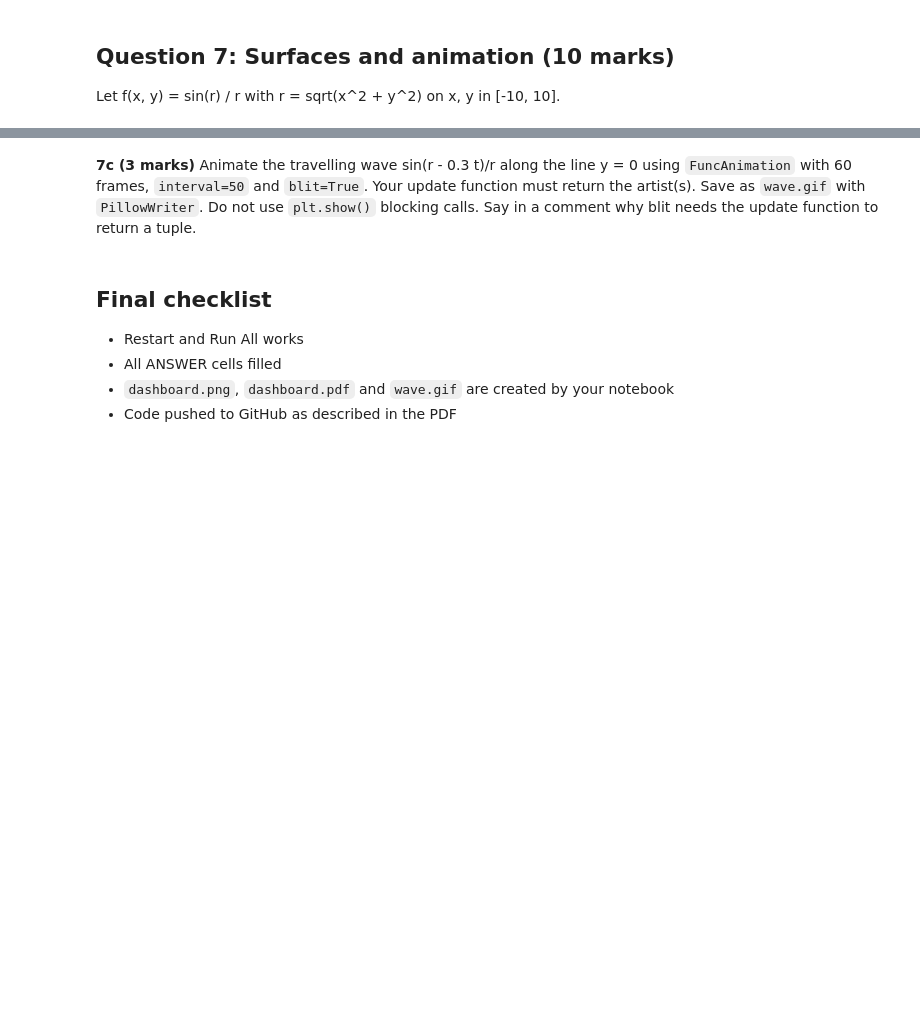
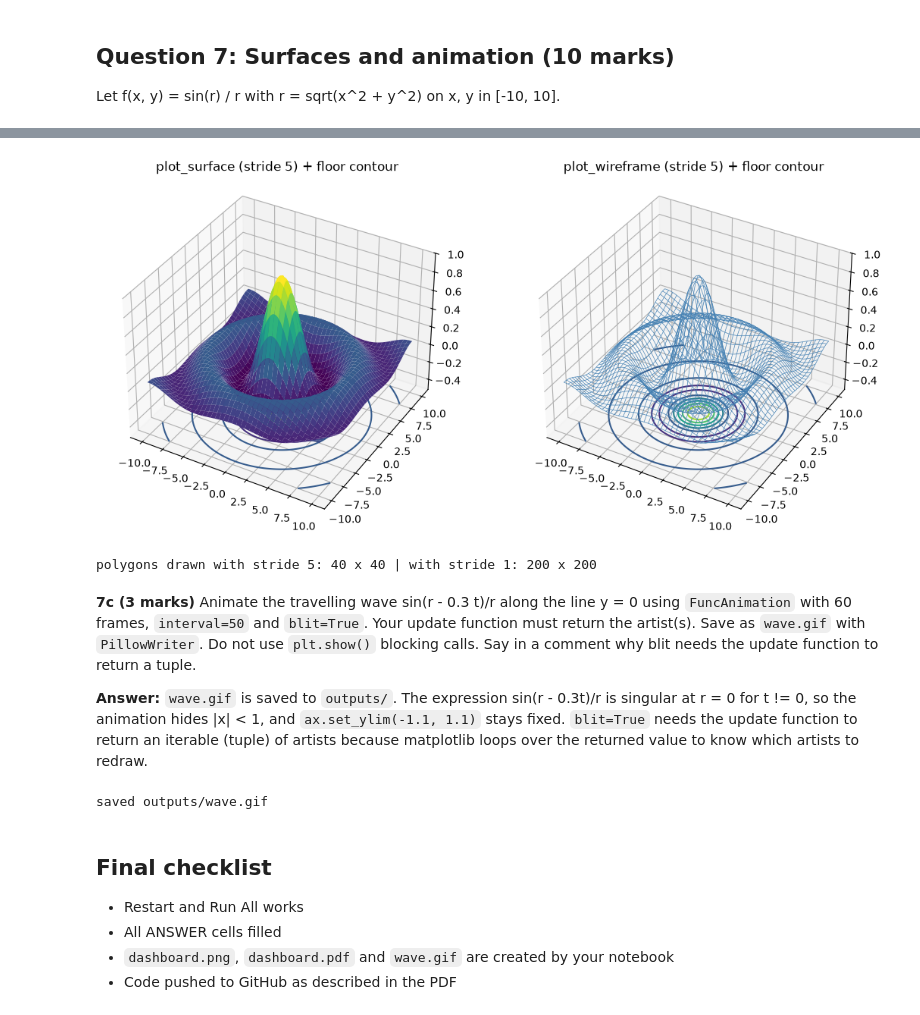
Before and after one commit to Maham2007/PAI-A3-25F-0020, a Jupyter notebook: Assignment3_Programming_for_AI.ipynb, the cells around one changed output, grey strips where cells are left out. Cells and saved outputs as stored; diff of their text form; code cells hidden in the pictures; blank space fills up the shorter version.

```diff
--- a/Assignment3_Programming_for_AI.ipynb
+++ b/Assignment3_Programming_for_AI.ipynb
@@ -834,2 +868,26 @@ Let f(x, y) = sin(r) / r with r = sqrt(x^2 + y^2) on x, y in [-10, 10].
+# %%
+# YOUR CODE HERE
+from mpl_toolkits.mplot3d import Axes3D   # registers the 3-D projection on older matplotlib
+
+zfloor = F.min() - 0.3                       # floor offset below the minimum
+fig = plt.figure(figsize=(13, 6))
+ax_s = fig.add_subplot(1, 2, 1, projection="3d")
+ax_s.plot_surface(X, Y, F, rstride=5, cstride=5, cmap="viridis", edgecolor="none")
+ax_s.contour(X, Y, F, zdir="z", offset=zfloor, cmap="viridis")
+ax_s.set_zlim(zfloor, 1); ax_s.view_init(elev=35, azim=-60); ax_s.set_title("plot_surface (stride 5) + floor contour")
+
+ax_w = fig.add_subplot(1, 2, 2, projection="3d")
+ax_w.plot_wireframe(X, Y, F, rstride=5, cstride=5, color="steelblue", linewidth=0.5)
+ax_w.contour(X, Y, F, zdir="z", offset=zfloor, cmap="viridis")
+ax_w.set_zlim(zfloor, 1); ax_w.view_init(elev=35, azim=-60); ax_w.set_title("plot_wireframe (stride 5) + floor contour")
+plt.show()
+
+print("polygons drawn with stride 5:", len(range(0, 201, 5)) - 1, "x", len(range(0, 201, 5)) - 1,
+      "| with stride 1:", 200, "x", 200)
+# %% [output]
+[figure, added]
+polygons drawn with stride 5: 40 x 40 | with stride 1: 200 x 200
 # %% [markdown]
 **7c (3 marks)** Animate the travelling wave sin(r - 0.3 t)/r along the line y = 0 using `FuncAnimation` with 60 frames, `interval=50` and `blit=True`. Your update function must return the artist(s). Save as `wave.gif` with `PillowWriter`. Do not use `plt.show()` blocking calls. Say in a comment why blit needs the update function to return a tuple.
+
+**Answer:** `wave.gif` is saved to `outputs/`. The expression sin(r - 0.3t)/r is singular at r = 0 for t != 0, so the animation hides |x| < 1, and `ax.set_ylim(-1.1, 1.1)` stays fixed. `blit=True` needs the update function to return an iterable (tuple) of artists because matplotlib loops over the returned value to know which artists to redraw.
@@ -838,3 +894,29 @@ Let f(x, y) = sin(r) / r with r = sqrt(x^2 + y^2) on x, y in [-10, 10].
+# %%
+# YOUR CODE HERE
+xs = np.linspace(-10, 10, 401)
+r = np.abs(xs)
+mask = r < 1          # sin(r - 0.3 t)/r is singular at r = 0 for t != 0, so hide |x| < 1 (|f| <= 1 elsewhere)
+
+def wave(t):
+    return np.where(mask, np.nan, np.sin(r - 0.3 * t) / np.where(mask, 1.0, r))
+
+fig, ax = plt.subplots(figsize=(7, 4))
+(line,) = ax.plot(xs, wave(0), color="tab:blue")
+ax.set_xlim(-10, 10); ax.set_ylim(-1.1, 1.1)
+ax.set_xlabel("x (y = 0)"); ax.set_ylabel("f"); ax.set_title("Travelling wave sin(r - 0.3 t) / r")
+
+def update(frame):
+    line.set_ydata(wave(frame))
+    # with blit=True matplotlib iterates over what we return, so it must be an iterable
+    # of artists (a tuple), not a bare Line2D object
+    return (line,)
+
+ani = FuncAnimation(fig, update, frames=60, interval=50, blit=True)
+ani.save("outputs/wave.gif", writer=PillowWriter(fps=20))
+plt.close(fig)
+print("saved outputs/wave.gif")
+# %% [output]
+saved outputs/wave.gif
 # %% [markdown]
 ## Final checklist
 - Restart and Run All works
```
Also changed, not shown: parts of 6 cells of this notebook, 1 other file.
